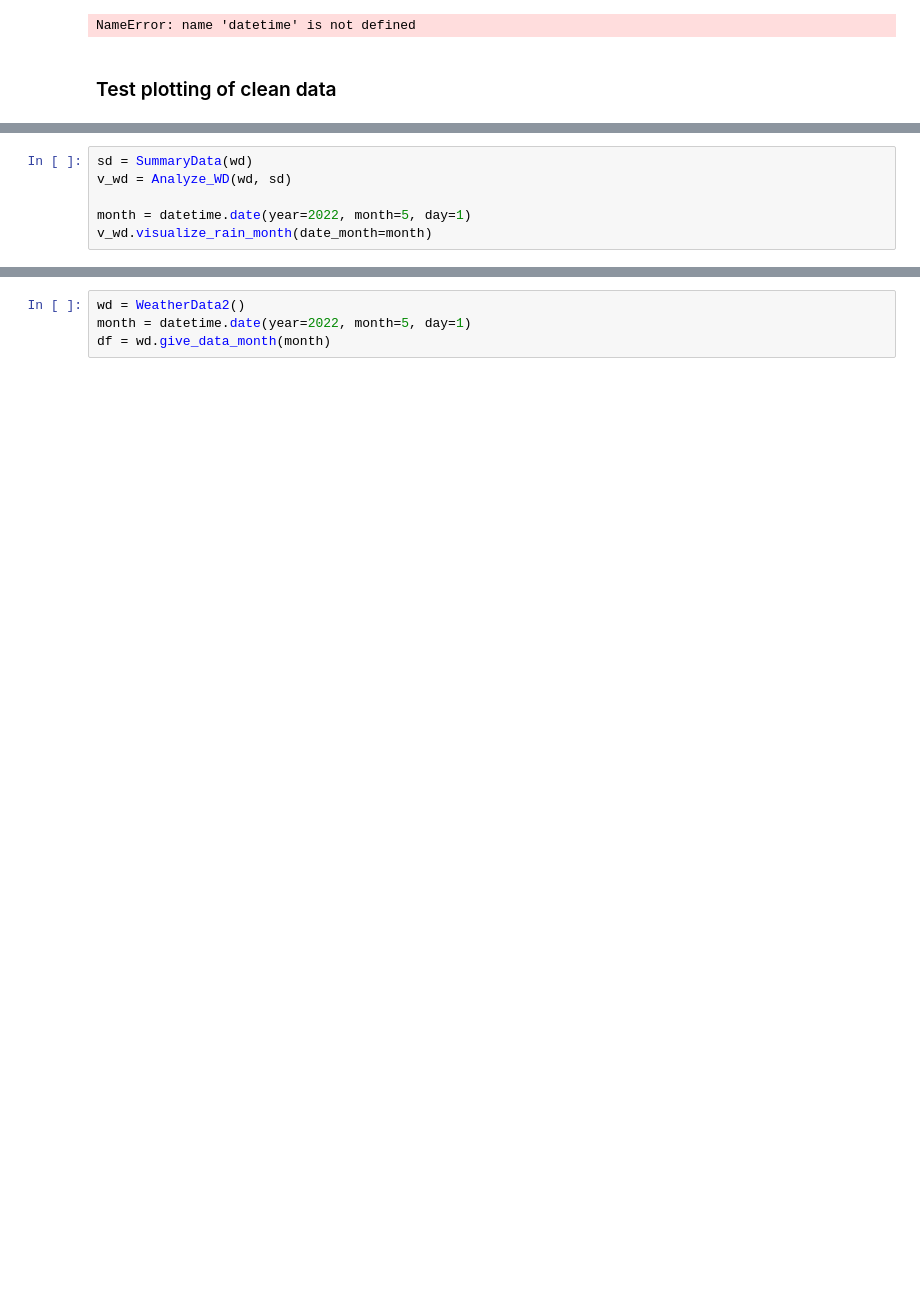
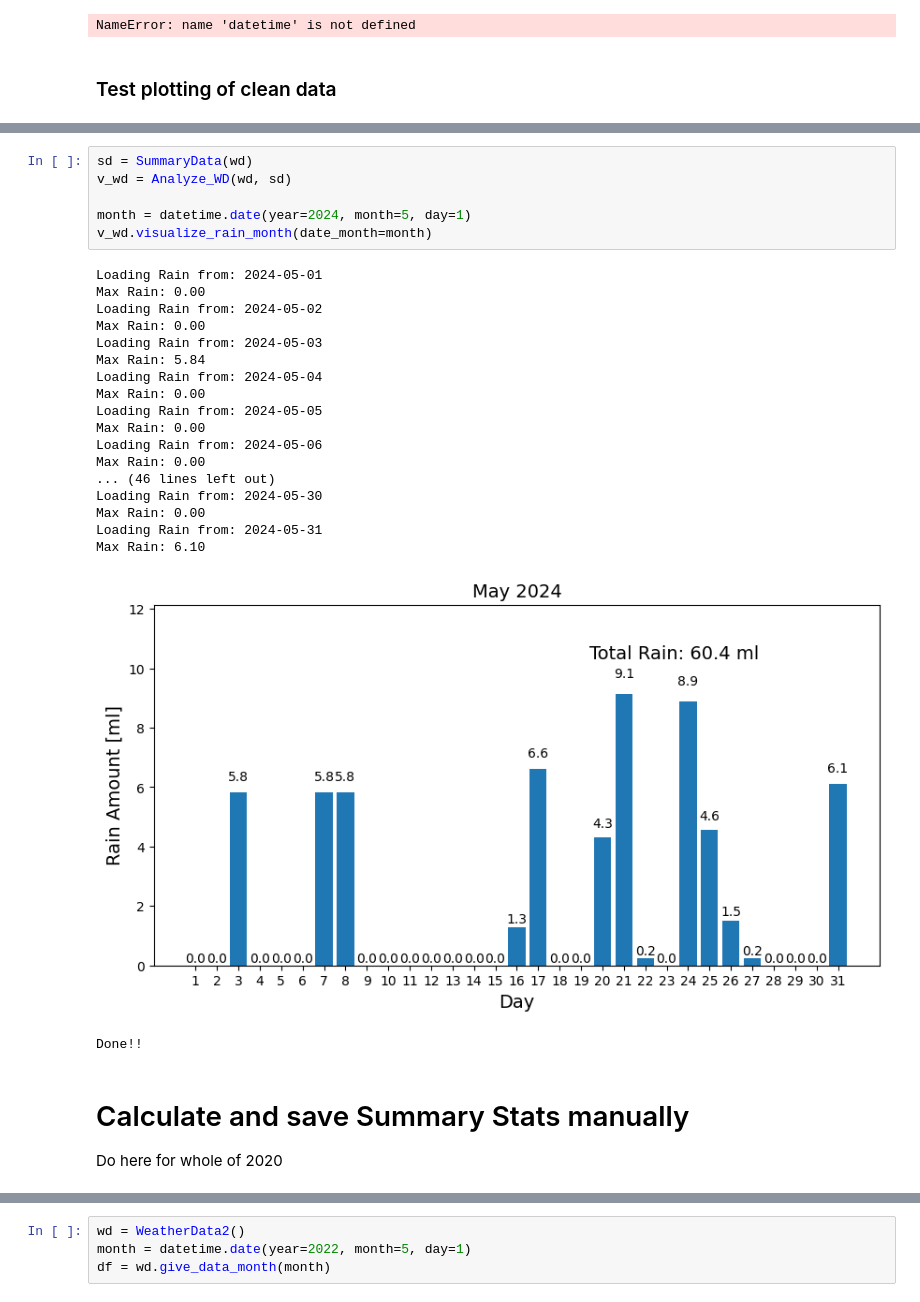
Before and after one commit to hringbauer/wunderground, a Jupyter notebook: area51.ipynb, the cells around one changed output, grey strips where cells are left out. Drawn from its saved outputs; the diff is of its cells as text; blank space fills up the shorter version.

```diff
--- a/area51.ipynb
+++ b/area51.ipynb
@@ -184,6 +184,29 @@ Wall time: 319 ms
 # %%
 sd = SummaryData(wd)
 v_wd = Analyze_WD(wd, sd)
 
-month = datetime.date(year=2022, month=5, day=1)
+month = datetime.date(year=2024, month=5, day=1)
 v_wd.visualize_rain_month(date_month=month)
+# %% [output]
+Loading Rain from: 2024-05-01
+Max Rain: 0.00
+Loading Rain from: 2024-05-02
+Max Rain: 0.00
+Loading Rain from: 2024-05-03
+Max Rain: 5.84
+Loading Rain from: 2024-05-04
+Max Rain: 0.00
+Loading Rain from: 2024-05-05
+Max Rain: 0.00
+Loading Rain from: 2024-05-06
+Max Rain: 0.00
+... (46 lines left out)
+Loading Rain from: 2024-05-30
+Max Rain: 0.00
+Loading Rain from: 2024-05-31
+Max Rain: 6.10
+[figure, added]
+Done!!
+# %% [markdown]
+# Calculate and save Summary Stats manually
+Do here for whole of 2020
```
Also changed, not shown: parts of 21 cells of this notebook, 19 other files.
